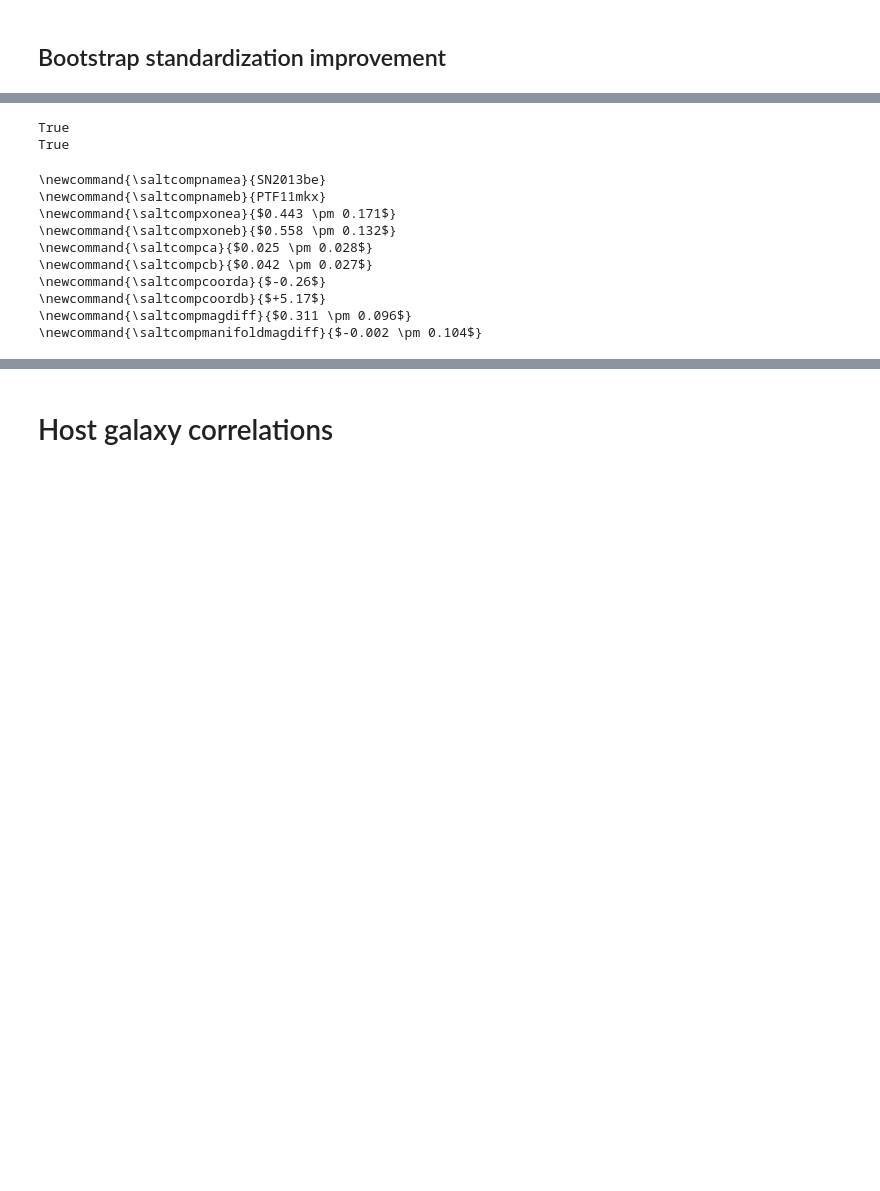
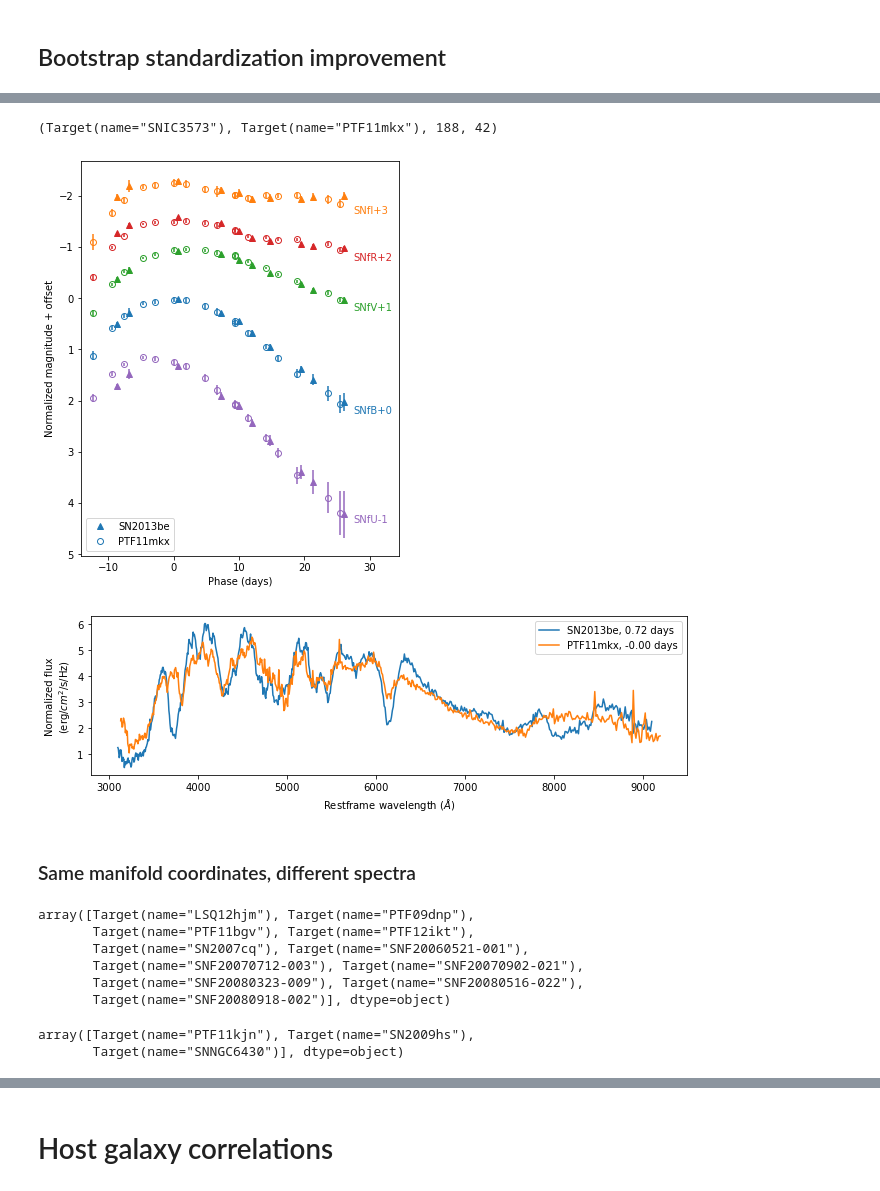
Before and after one commit to snfactory/twins_embedding, a Jupyter notebook: standardization_plots.ipynb, the cells around one changed output, grey strips where cells are left out. Saved outputs shown, nothing was run; the diff lists cells and outputs as text; code cells hidden in the pictures; blank space fills up the shorter version.

Commit message:
Updated plots for responses to referee

```diff
--- a/standardization_plots.ipynb
+++ b/standardization_plots.ipynb
@@ -708,49 +704,7 @@ a.savefig('same_salt_spectra.pdf')
-# %%
-# Check if these SNe~Ia are actually in the sample
-all_mask = a.uncertainty_mask & a.redshift_color_mask & a.salt_mask
-print(all_mask[idx_1])
-print(all_mask[idx_2])
-# %% [output]
-True
-True
-# %%
-# Dump details to latex
-with a.latex_open('salt_comparison.tex') as f:
-    utils.latex_print(f, "")
-    utils.latex_command(f, 'saltcompnamea', '%s', a.iau_name_map.get(t1.name, t1.name))
-    utils.latex_command(f, 'saltcompnameb', '%s', a.iau_name_map.get(t2.name, t2.name))
-    utils.latex_command(f, 'saltcompxonea', '$%.3f \\pm %.3f$', (t1['salt2.X1'], t1['salt2.X1.err']))
-    utils.latex_command(f, 'saltcompxoneb', '$%.3f \\pm %.3f$', (t2['salt2.X1'], t2['salt2.X1.err']))
-    utils.latex_command(f, 'saltcompca', '$%.3f \\pm %.3f$', (t1['salt2.Color'], t1['salt2.Color.err']))
-    utils.latex_command(f, 'saltcompcb', '$%.3f \\pm %.3f$', (t2['salt2.Color'], t2['salt2.Color.err']))
-    utils.latex_command(f, 'saltcompcoorda', '$%+.2f$', a.embedding[idx_1, 0])
-    utils.latex_command(f, 'saltcompcoordb', '$%+.2f$', a.embedding[idx_2, 0])
-
-    salt_hr_1 = a.residuals_salt['residuals'][idx_1]
-    salt_hr_2 = a.residuals_salt['residuals'][idx_2]
-    mag_diff = salt_hr_1 - salt_hr_2
-    mag_err_1 = a.residuals_salt['raw_residual_uncertainties'][idx_1]
-    mag_err_2 = a.residuals_salt['raw_residual_uncertainties'][idx_2]
-    mag_diff_err = np.sqrt(mag_err_1**2 + mag_err_2**2)
-
-    utils.latex_command(f, 'saltcompmagdiff', '$%.3f \\pm %.3f$', (mag_diff, mag_diff_err))
-
-    manifold_mag_1 = a.residuals_salt_gp.residuals[idx_1]
-    manifold_mag_2 = a.residuals_salt_gp.residuals[idx_2]
-    manifold_mag_diff = manifold_mag_1 - manifold_mag_2
-    manifold_mag_err_1 = a.residuals_salt_gp.raw_residual_uncertainties[idx_1]
-    manifold_mag_err_2 = a.residuals_salt_gp.raw_residual_uncertainties[idx_2]
-    manifold_mag_diff_err = np.sqrt(manifold_mag_err_1**2 + manifold_mag_err_2**2)
-
-    utils.latex_command(f, 'saltcompmanifoldmagdiff', '$%.3f \\pm %.3f$', (manifold_mag_diff, manifold_mag_diff_err))
-# %% [output]
-\newcommand{\saltcompnamea}{SN2013be}
-\newcommand{\saltcompnameb}{PTF11mkx}
-\newcommand{\saltcompxonea}{$0.443 \pm 0.171$}
-\newcommand{\saltcompxoneb}{$0.558 \pm 0.132$}
-\newcommand{\saltcompca}{$0.025 \pm 0.028$}
-\newcommand{\saltcompcb}{$0.042 \pm 0.027$}
-\newcommand{\saltcompcoorda}{$-0.26$}
-\newcommand{\saltcompcoordb}{$+5.17$}
-\newcommand{\saltcompmagdiff}{$0.311 \pm 0.096$}
-\newcommand{\saltcompmanifoldmagdiff}{$-0.002 \pm 0.104$}
+# %%
+# Same SALT parameters, different spectra
+sn_1 = 'SNIC3573'
+sn_2 = 'PTF11mkx'
+
+compare_targets(sn_1, sn_2, 'same_salt', 'saltcomp')
+# %% [output]
@@ -756,0 +728,5 @@ with a.latex_open('salt_comparison.tex') as f:
+(Target(name="SNIC3573"), Target(name="PTF11mkx"), 188, 42)
+[figure, added]
+[figure, added]
+# %% [markdown]
+### Same manifold coordinates, different spectra
@@ -756,0 +751,14 @@ with a.latex_open('salt_comparison.tex') as f:
+# %%
+np.unique([a.targets[mask][zz[0]], a.targets[mask][zz[1]]])
+# %% [output]
+array([Target(name="LSQ12hjm"), Target(name="PTF09dnp"),
+       Target(name="PTF11bgv"), Target(name="PTF12ikt"),
+       Target(name="SN2007cq"), Target(name="SNF20060521-001"),
+       Target(name="SNF20070712-003"), Target(name="SNF20070902-021"),
+       Target(name="SNF20080323-009"), Target(name="SNF20080516-022"),
+       Target(name="SNF20080918-002")], dtype=object)
+# %%
+a.targets[a.indicators['peculiar_type'] == '91bg-like']
+# %% [output]
+array([Target(name="PTF11kjn"), Target(name="SN2009hs"),
+       Target(name="SNNGC6430")], dtype=object)
```
Also changed, not shown: parts of 24 cells of this notebook, 2 other files.
